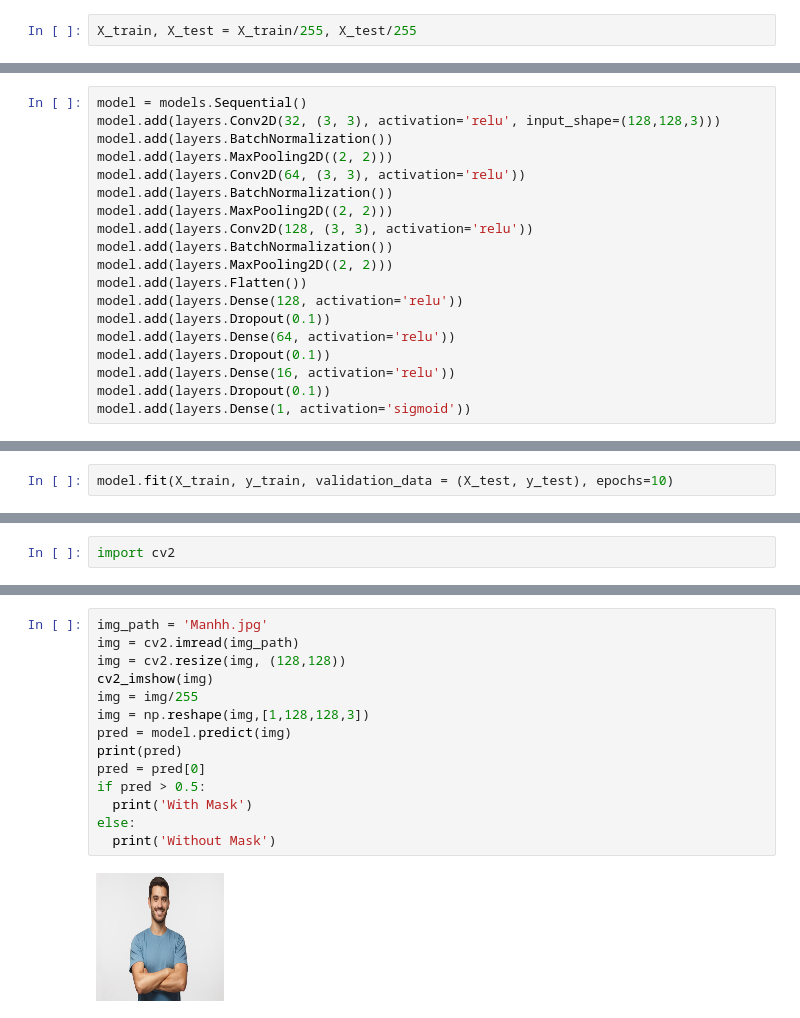
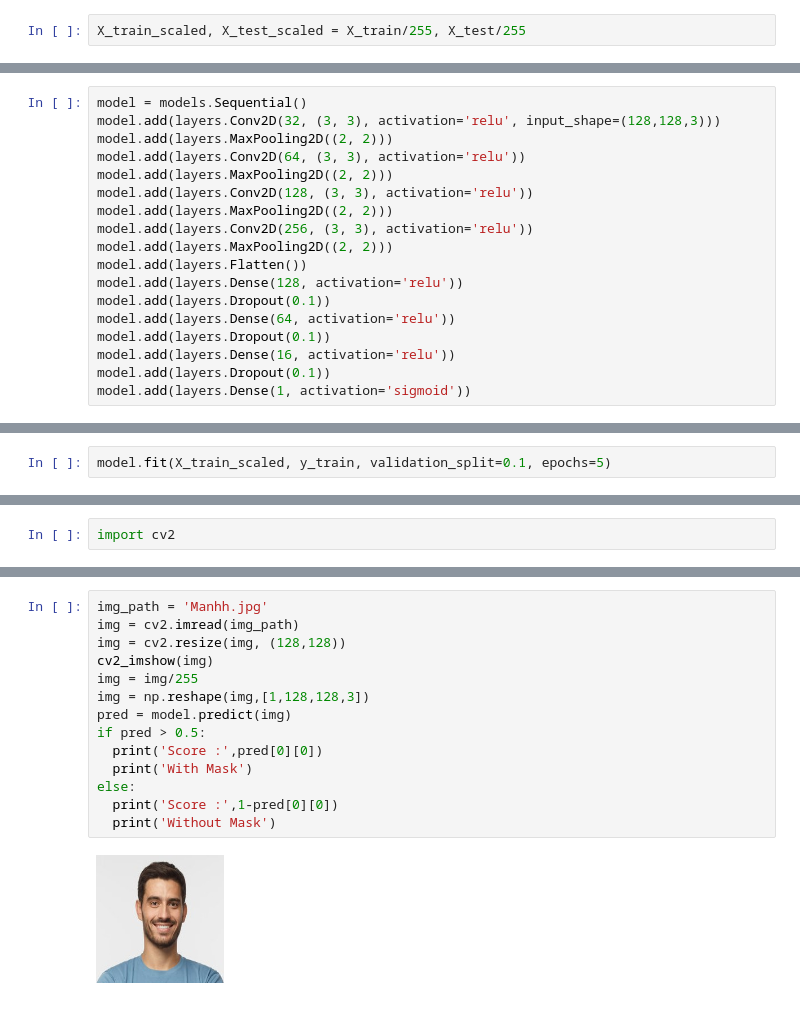
Before and after one commit to ARNAVKS/Mask-Non_Mask-Detector, a Jupyter notebook: With_Mask_vs_Without_Mask.ipynb, the cells around one changed output, grey strips where cells are left out. Cells and saved outputs as stored; diff of their text form.

```diff
--- a/With_Mask_vs_Without_Mask.ipynb
+++ b/With_Mask_vs_Without_Mask.ipynb
@@ -119,5 +103,5 @@ print(X_train.shape, X_test.shape)
 # %%
-X_train, X_test = X_train/255, X_test/255
+X_train_scaled, X_test_scaled = X_train/255, X_test/255
 # %%
 print(X_train.shape, X_test.shape)
 # %% [output]
@@ -127,13 +111,12 @@ from tensorflow.keras import Sequential, layers, models
 # %%
 model = models.Sequential()
 model.add(layers.Conv2D(32, (3, 3), activation='relu', input_shape=(128,128,3)))
-model.add(layers.BatchNormalization())
 model.add(layers.MaxPooling2D((2, 2)))
 model.add(layers.Conv2D(64, (3, 3), activation='relu'))
-model.add(layers.BatchNormalization())
 model.add(layers.MaxPooling2D((2, 2)))
 model.add(layers.Conv2D(128, (3, 3), activation='relu'))
-model.add(layers.BatchNormalization())
+model.add(layers.MaxPooling2D((2, 2)))
+model.add(layers.Conv2D(256, (3, 3), activation='relu'))
 model.add(layers.MaxPooling2D((2, 2)))
 model.add(layers.Flatten())
 model.add(layers.Dense(128, activation='relu'))
@@ -167,3 +150 @@ Non-trainable params: 448 (1.75 KB)
 _________________________________________________________________
-# %%
-model.fit(X_train, y_train, validation_data = (X_test, y_test), epochs=10)
@@ -191,0 +151,2 @@ Epoch 10/10
+# %%
+model.fit(X_train_scaled, y_train, validation_split=0.1, epochs=5)
@@ -217,16 +328,16 @@ With Mask
 # %%
 img_path = 'Manhh.jpg'
 img = cv2.imread(img_path)
 img = cv2.resize(img, (128,128))
 cv2_imshow(img)
 img = img/255
 img = np.reshape(img,[1,128,128,3])
 pred = model.predict(img)
-print(pred)
-pred = pred[0]
 if pred > 0.5:
+  print('Score :',pred[0][0])
   print('With Mask')
 else:
+  print('Score :',1-pred[0][0])
   print('Without Mask')
 # %% [output]
-[figure, old version]
+[figure, new version]
```
Also changed, not shown: parts of 31 cells of this notebook.
